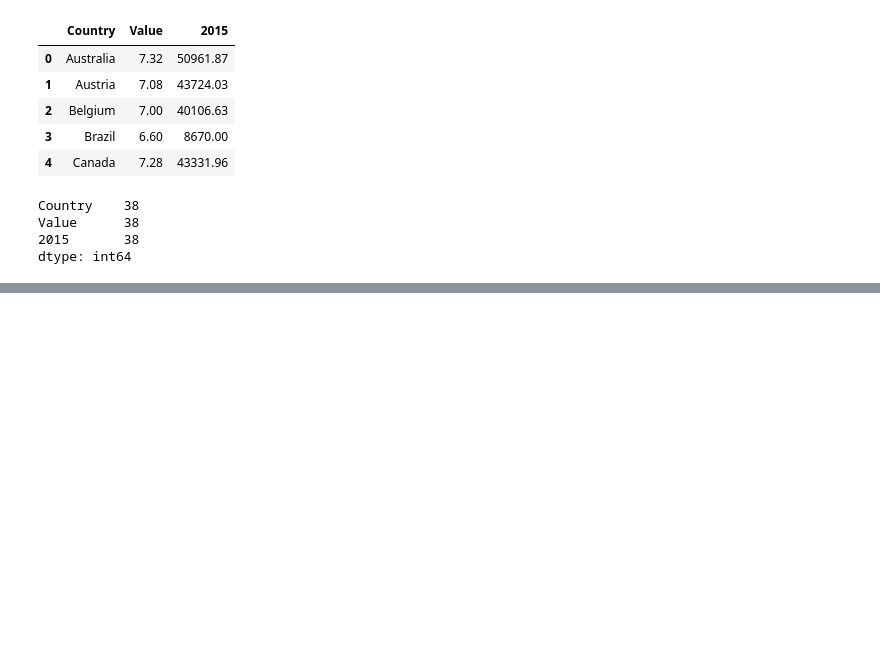
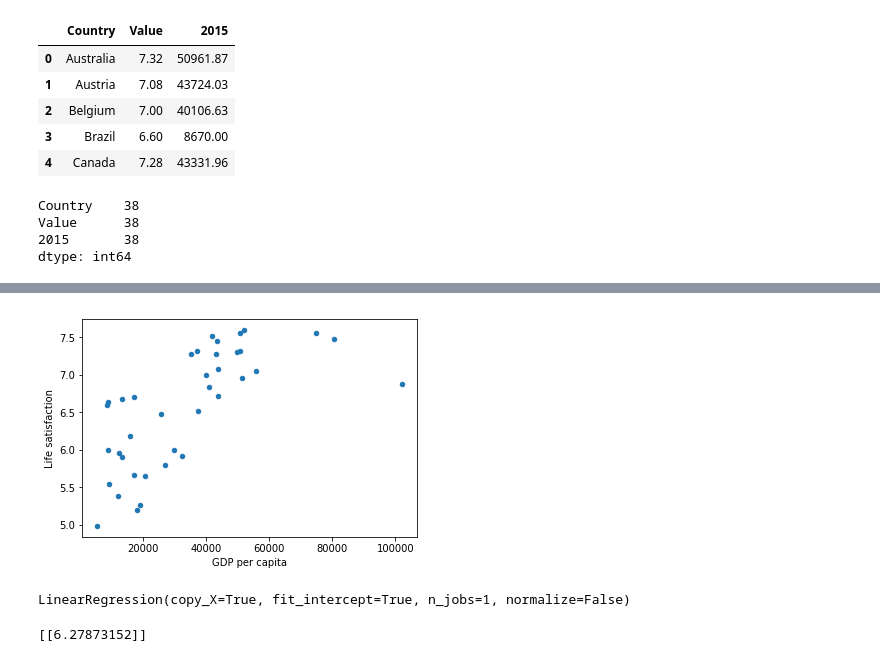
Before and after one commit to cliferraren/ML_with_SciKitLearn_and_TensorFlow, a Jupyter notebook: Example1-1 Linear_Regression.ipynb, the cells around one changed output, grey strips where cells are left out. Saved outputs shown, nothing was run; the diff lists cells and outputs as text; code cells hidden in the pictures; blank space fills up the shorter version.

Commit message:
Linear Regression Sample- Predict Life Satisfaction of Country

```diff
--- a/Example1-1 Linear_Regression.ipynb
+++ b/Example1-1 Linear_Regression.ipynb
@@ -166,0 +162,6 @@ oecd_bli.isnull().sum()
+# %%
+# Rename several DataFrame columns
+c_stats = c_stats.rename(columns = {
+    'Value':'Life satisfaction',
+    '2015':'GDP per capita',
+})
@@ -166,0 +181,6 @@ oecd_bli.isnull().sum()
+# %%
+# Visualize the data
+c_stats.plot(kind='scatter', x="GDP per capita", y='Life satisfaction')
+plt.show()
+# %% [output]
+[figure, added]
@@ -166,0 +190,11 @@ oecd_bli.isnull().sum()
+# %%
+# Train the model
+lin_reg_model.fit(X, y)
+# %% [output]
+LinearRegression(copy_X=True, fit_intercept=True, n_jobs=1, normalize=False)
+# %%
+# Make a prediction for Cyprus
+X_new = [[22587]] # Cyprus' GDP per capita
+print(lin_reg_model.predict(X_new))
+# %% [output]
+[[6.27873152]]
```
Also changed, not shown: parts of 6 cells of this notebook.
